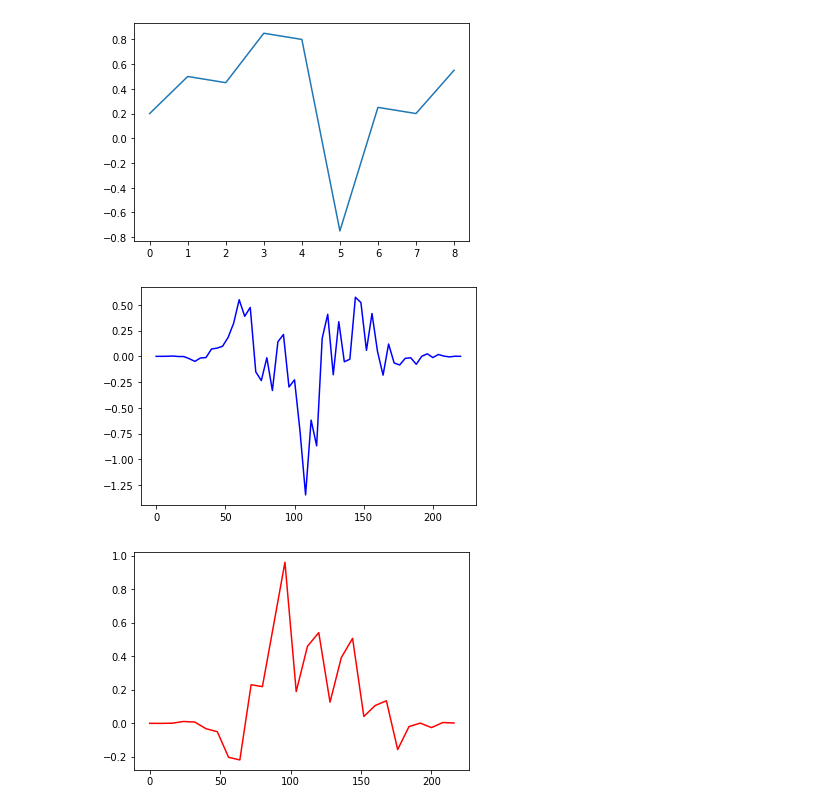
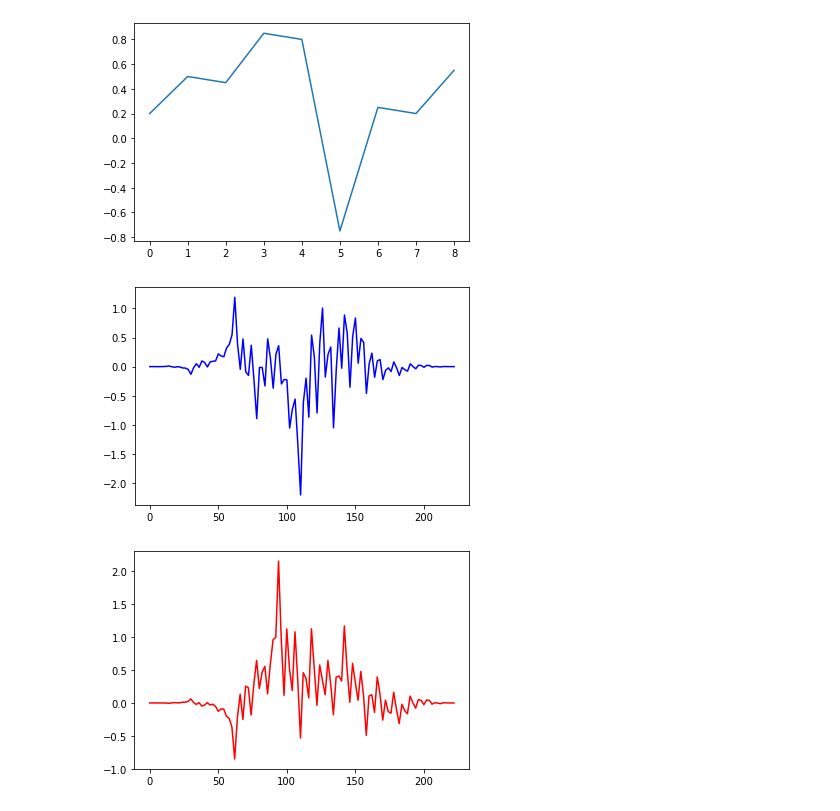
Before and after one commit to adrian13579/discrete-shapelet-transform, a Jupyter notebook: notebooks/1D_signal_example.ipynb, the cells around one changed output. Cells and saved outputs as stored; diff of their text form; code cells hidden in the pictures.

```diff
--- a/notebooks/1D_signal_example.ipynb
+++ b/notebooks/1D_signal_example.ipynb
@@ -22,19 +23,19 @@ myWavelet = pywt.Wavelet(name="myWavelet", filter_bank=filter_bank)
 # %%
 phi_d, psi_d, phi_r, psi_r, x = myWavelet.wavefun(5)
 
-step = 4
+step = 2
 psi_x = [i for i in range(0, len(psi_d), step )]
 psi_d_ = [psi_d[i] for i in range(0, len(psi_d), step)]
 plt.plot(psi_x, psi_d_, 'b-')
 plt.show()
 # %% [output]
-[figure, old version]
+[figure, new version]
 # %%
-step = 8
+step = 2
 phi_x = [i for i in range(0, len(phi_d), step)]
 phi_d_ = [phi_d[i] for i in range(0, len(phi_d), step)]
 plt.plot(phi_x, phi_d_, 'r-')
 plt.show()
 # %% [output]
-[figure, old version]
+[figure, new version]
 # %%
```
Also changed, not shown: parts of 24 cells of this notebook, 3 other files.
